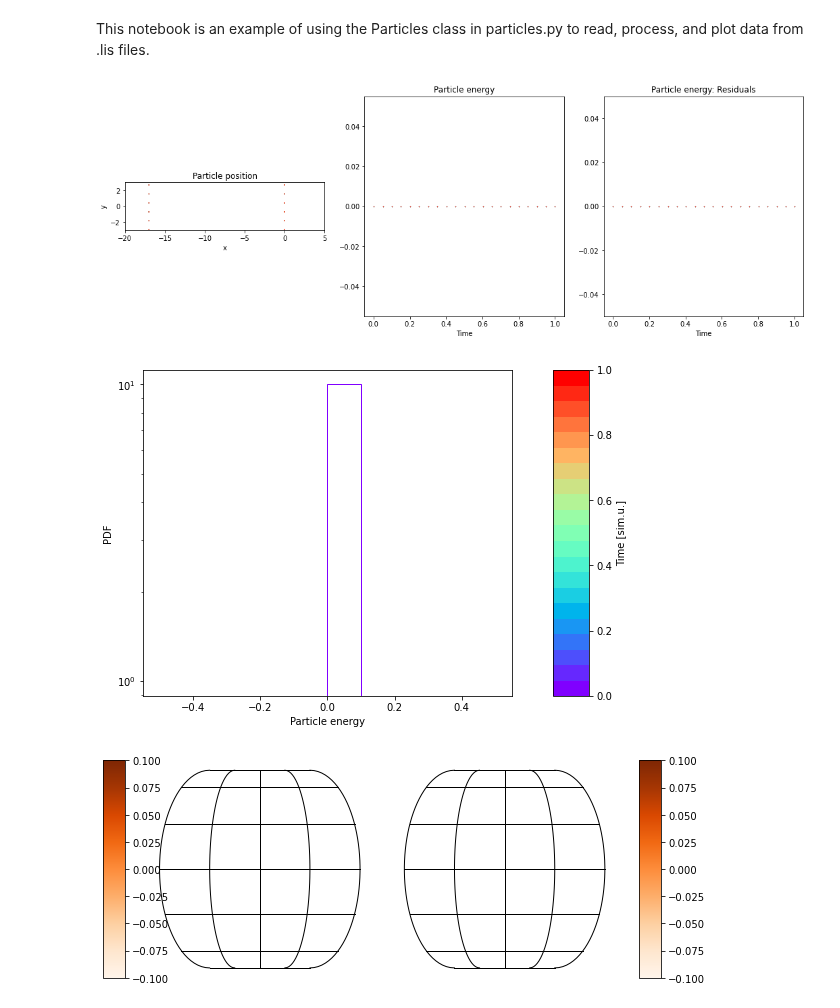
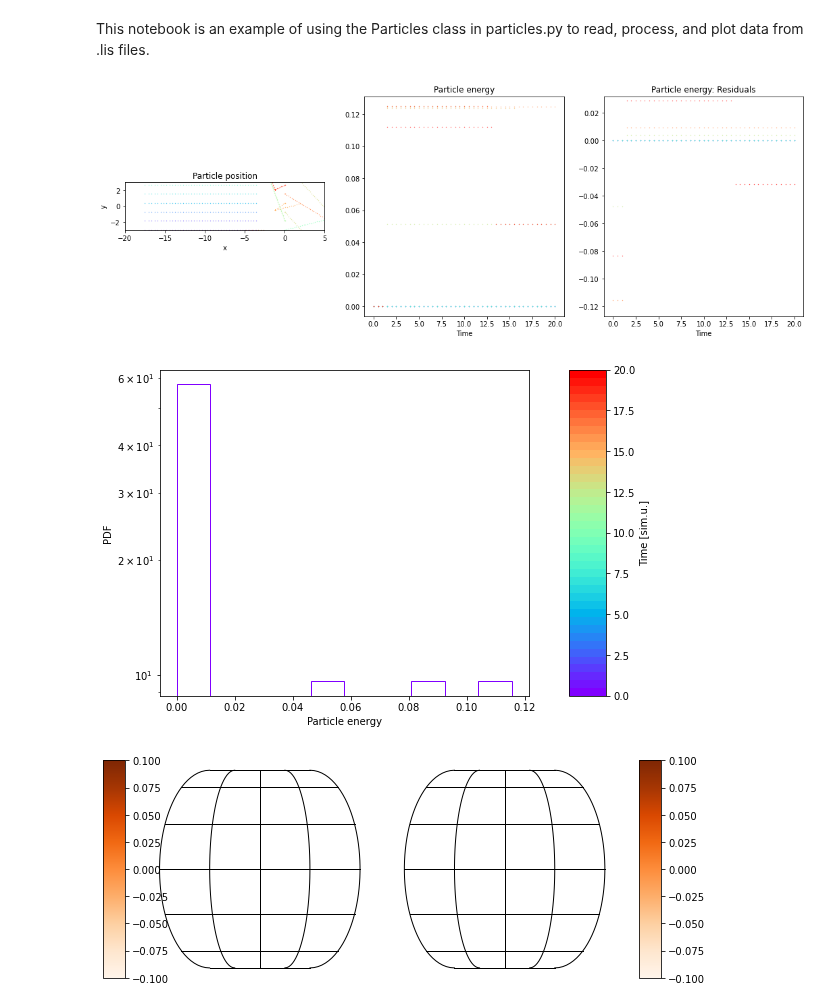
Before and after one commit to ppjanka/Corrugated_internal_shocks, a Jupyter notebook: vis/particle/plot_particles.ipynb, the cells around one changed output. Saved outputs shown, nothing was run; the diff lists cells and outputs as text; code cells hidden in the pictures.

```diff
--- a/vis/particle/plot_particles.ipynb
+++ b/vis/particle/plot_particles.ipynb
@@ -16,7 +16,7 @@ if not plotting_movies:
     import matplotlib.gridspec as gridspec
 # %%
 # path to folder containing the .lis files
-datapath = '/DATA/Dropbox/LOOTRPV/astro_projects/2020_IntSh2/athena4p2/bin/test14_part_noInj-tracking/'
+datapath = '/DATA/Dropbox/LOOTRPV/astro_projects/2020_IntSh2/athena4p2/bin/test16_part-tracking/'
 
 filenames = sorted(glob.glob(datapath + 'joined_lis/*.lis'))
 
@@ -28,24 +28,24 @@ particles.sort()
 # %%
 if not plotting_movies:
 
     fig = plt.figure(figsize=(18,6))
     gs = gridspec.GridSpec(1,3)
 
     plt.subplot(gs[0,0])
-    particles.plot_pos2D(plt.gca(), color_by='time')
+    particles.plot_pos2D(plt.gca(), color_by='particle')
 
     particles.update_aux_data()
 
     plt.subplot(gs[0,1])
     particles.plot_Ekin_vs_time(plt.gca())
 
     plt.subplot(gs[0,2])
     particles.plot_Ekin_vs_time(plt.gca(), residuals=True)
 
     plt.show()
     plt.close()
 # %% [output]
-[figure, old version]
+[figure, new version]
 # %%
 if not plotting_movies:
     fig = plt.figure(figsize=[8,6])
@@ -57,7 +57,7 @@ if not plotting_movies:
     plt.show()
     plt.close()
 # %% [output]
-[figure, old version]
+[figure, new version]
 # %%
 # single frame
 fig = plt.figure(figsize=(10,4))
```
Also changed, not shown: parts of 4 cells of this notebook, 6 other files.
